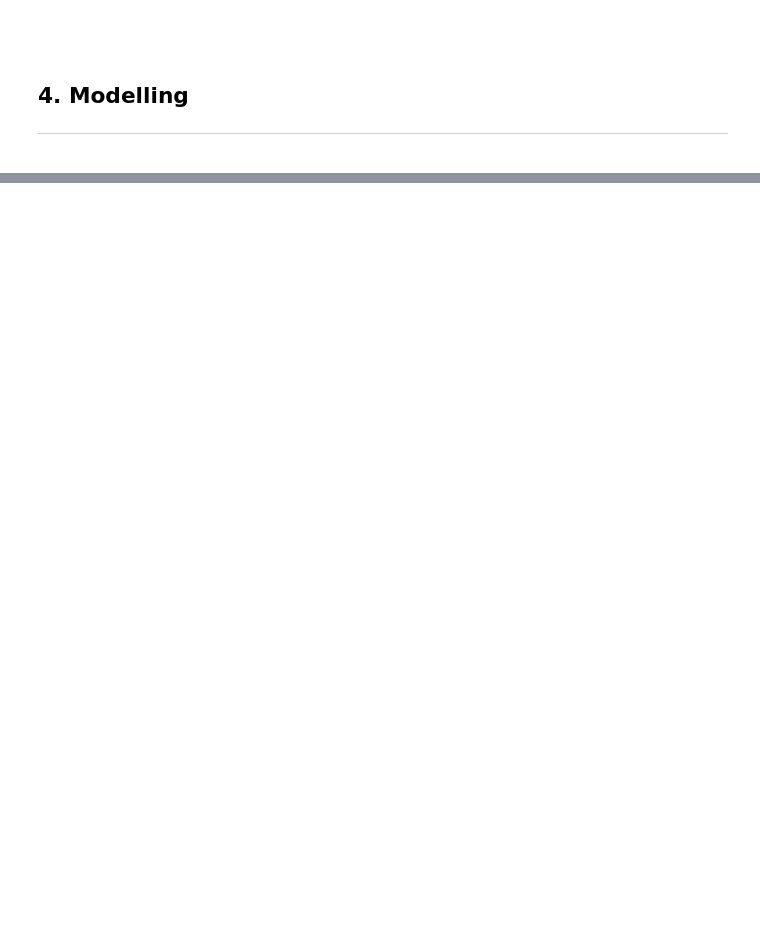
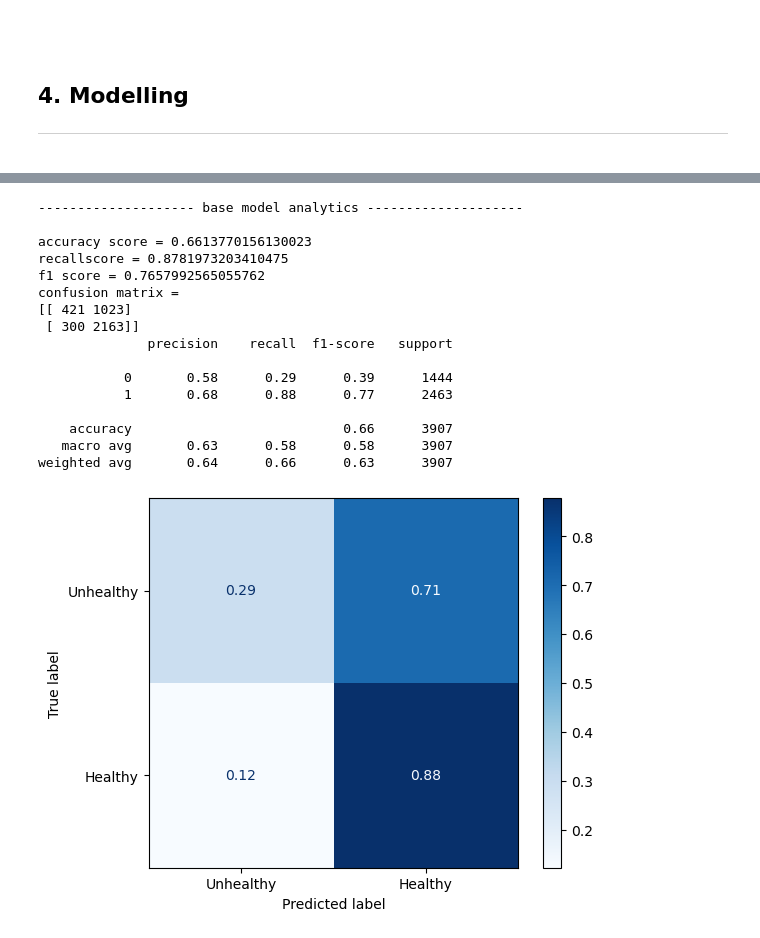
Before and after one commit to Benbellah-Owino/capstone-group3-karu, a Jupyter notebook: index.ipynb, the cells around one changed output, grey strips where cells are left out. Cells and saved outputs as stored; diff of their text form; code cells hidden in the pictures; blank space fills up the shorter version.

```diff
--- a/index.ipynb
+++ b/index.ipynb
@@ -280,0 +318,12 @@ y_test = test_df["engine_condition"]
+# %%
+def analyze_model(name, model, Xtest=X_test, ytest=y_test):
+    ypred = model.predict(Xtest)
+    line = "--------------------"
+    print(f"{line} {name} model analytics {line}\n")
+    cm = confusion_matrix(ytest, ypred)
+    print(f"accuracy score = {accuracy_score(ytest, ypred)}")
+    print(f"recallscore = {recall_score(ytest, ypred)}")
+    print(f"f1 score = {f1_score(ytest, ypred)}")
+    print(f"confusion matrix = \n{cm}")
+    print(classification_report(ytest, ypred))
+    ConfusionMatrixDisplay.from_estimator(model, Xtest, ytest, normalize='true', cmap='Blues', display_labels=["Unhealthy", "Healthy"])
@@ -280,0 +332,3 @@ y_test = test_df["engine_condition"]
+# %%
+base = LogisticRegression(random_state=42)
+base = base.fit(X_train, y_train)
@@ -280,0 +344,20 @@ y_test = test_df["engine_condition"]
+# %%
+analyze_model("base", base)
+# %% [output]
+-------------------- base model analytics --------------------
+
+accuracy score = 0.6613770156130023
+recallscore = 0.8781973203410475
+f1 score = 0.7657992565055762
+confusion matrix =
+[[ 421 1023]
+ [ 300 2163]]
+              precision    recall  f1-score   support
+
+           0       0.58      0.29      0.39      1444
+           1       0.68      0.88      0.77      2463
+
+    accuracy                           0.66      3907
+   macro avg       0.63      0.58      0.58      3907
+weighted avg       0.64      0.66      0.63      3907
+[figure, added]
```
Also changed, not shown: parts of 20 cells of this notebook.
